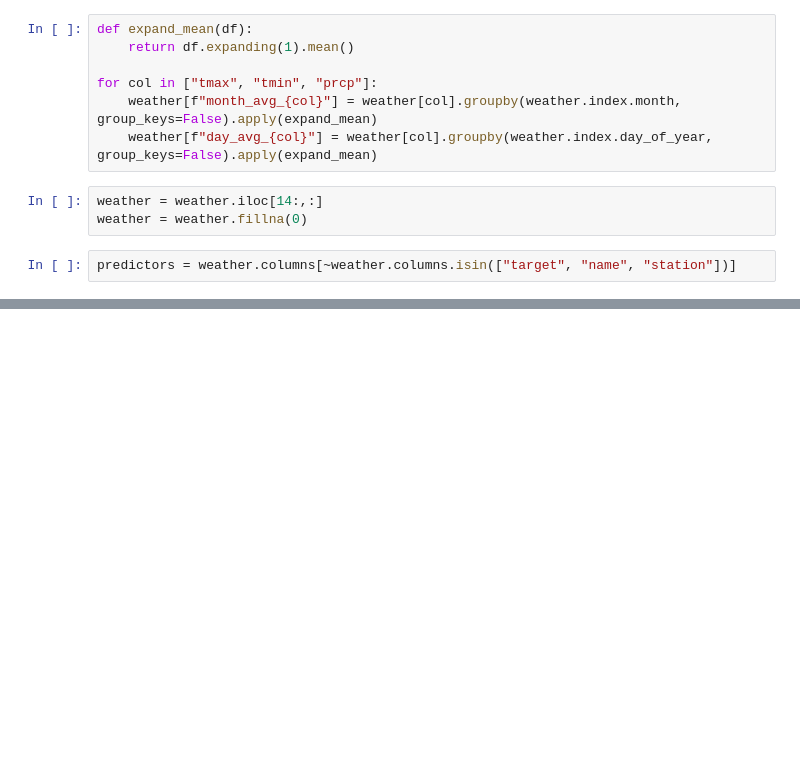
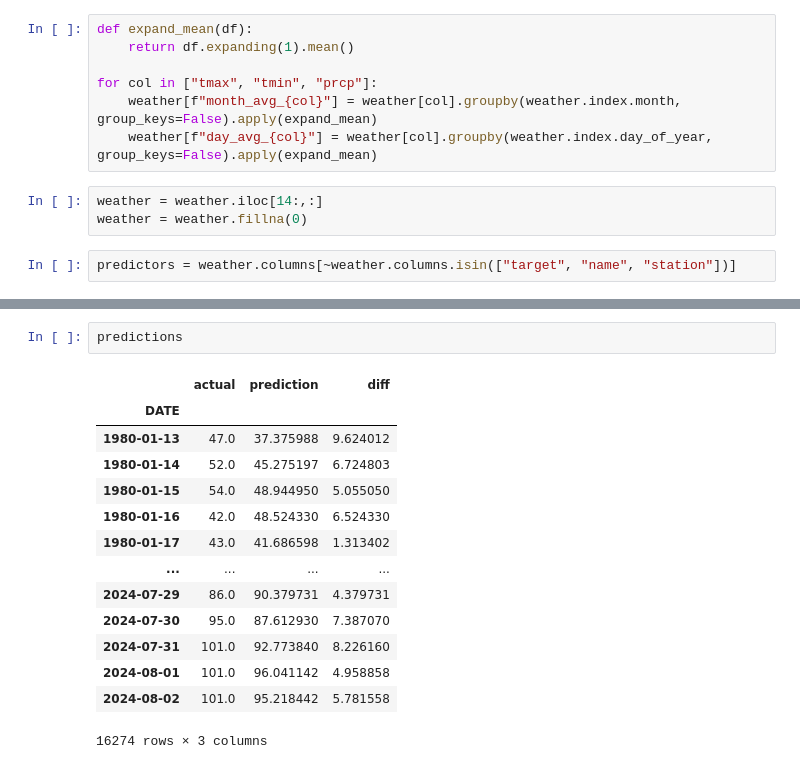
Before and after one commit to Martim35/Weather-Prevision-ML, a Jupyter notebook: Weather_Prevision.ipynb, the cells around one changed output, grey strips where cells are left out. Cells and saved outputs as stored; diff of their text form; blank space fills up the shorter version.

```diff
--- a/Weather_Prevision.ipynb
+++ b/Weather_Prevision.ipynb
@@ -243,0 +283,17 @@ NameError: name 'np' is not defined
+# %%
+predictions
+# %% [output]
+|  | actual | prediction | diff |
+| DATE |  |  |  |
+| 1980-01-13 | 47.0 | 37.375988 | 9.624012 |
+| 1980-01-14 | 52.0 | 45.275197 | 6.724803 |
+| 1980-01-15 | 54.0 | 48.944950 | 5.055050 |
+| 1980-01-16 | 42.0 | 48.524330 | 6.524330 |
+| 1980-01-17 | 43.0 | 41.686598 | 1.313402 |
+| ... | ... | ... | ... |
+| 2024-07-29 | 86.0 | 90.379731 | 4.379731 |
+| 2024-07-30 | 95.0 | 87.612930 | 7.387070 |
+| 2024-07-31 | 101.0 | 92.773840 | 8.226160 |
+| 2024-08-01 | 101.0 | 96.041142 | 4.958858 |
+| 2024-08-02 | 101.0 | 95.218442 | 5.781558 |
+16274 rows × 3 columns
```
Also changed, not shown: parts of 5 cells of this notebook.
